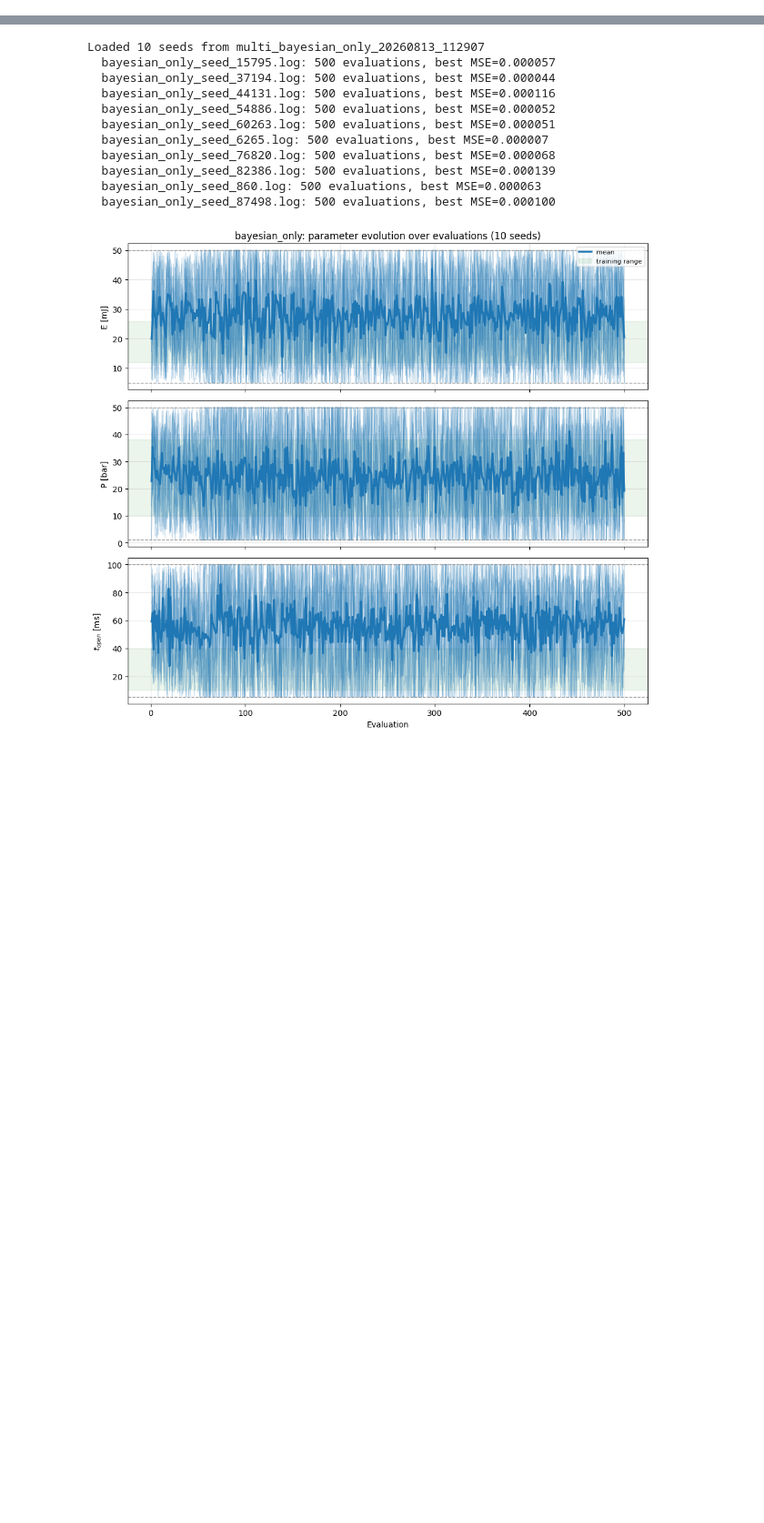
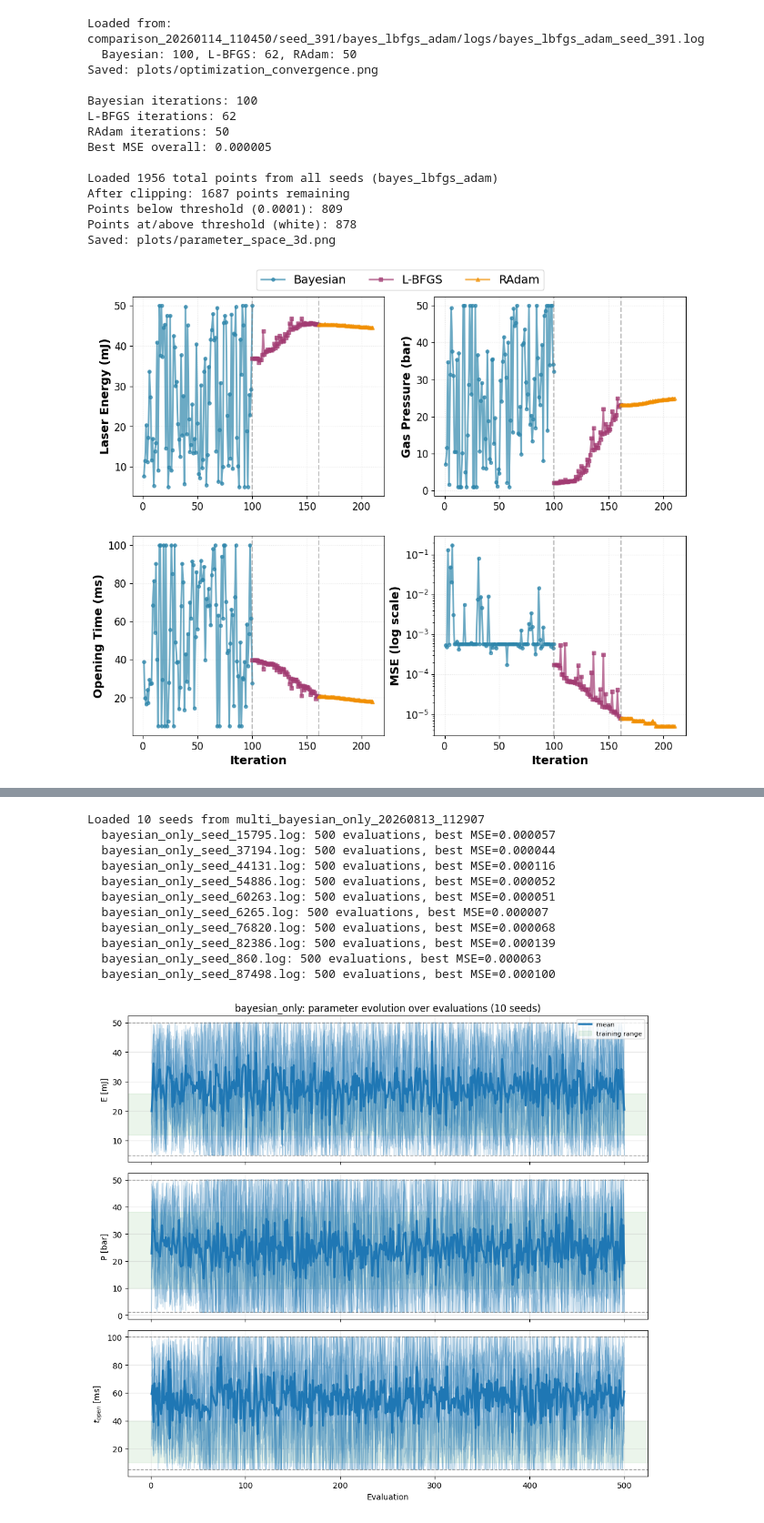
Before and after one commit to Jechmate/LWFA-diffusion-optimization, a Jupyter notebook: plots.ipynb, the cells around one changed output, grey strips where cells are left out. Shown at 91% size. Cells and saved outputs as stored; diff of their text form; code cells hidden in the pictures; blank space fills up the shorter version.

```diff
--- a/plots.ipynb
+++ b/plots.ipynb
@@ -13,7 +13,7 @@ import os
 # that directory too; missing directories are skipped.
 BASE_DIRS = [
     'comparison_20260114_110450',   # original 8 approaches
-    'comparison_LANGEVIN',          # <-- set to your Langevin comparison run
+    'comparison_20260818_083630',          # <-- set to your Langevin comparison run
 ]
 BASE_DIR = BASE_DIRS[0]
 BEST_APPROACH = 'bayes_lbfgs_adam'   # e.g. 'bayes_langevin_lbfgs' to feature SGLD
@@ -255,30 +255,46 @@ ax5.scatter(x_side, all_pressure, all_acq, c='#b0b8c0', s=6, alpha=0.2, marker='
 
 # Main scatter plot
 scatter = ax5.scatter(all_laser, all_pressure, all_acq, c=colors_array, s=sizes, edgecolors='#555555', linewidth=0.3)
 
 ax5.set_xlabel('Laser Energy (mJ)', fontsize=14, fontweight='bold', labelpad=10)
 ax5.set_ylabel('Gas Pressure (bar)', fontsize=14, fontweight='bold', labelpad=10)
 ax5.set_zlabel('Opening Time (ms)', fontsize=14, fontweight='bold', labelpad=5)
 ax5.set_xlim(laser_min, laser_max)
 ax5.set_ylim(pressure_min, pressure_max)
 ax5.set_zlim(acq_min, acq_max)
 
 n_below = np.sum(all_mse < mse_threshold)
 n_above = np.sum(all_mse >= mse_threshold)
 print(f"Points below threshold ({mse_threshold}): {n_below}")
 print(f"Points at/above threshold (white): {n_above}")
 
 ax5.view_init(elev=elev_angle, azim=azim_angle)
 ax5.tick_params(axis='both', which='major', labelsize=14)
 
 # Legend for the stages actually present
 from matplotlib.patches import Patch
 present_phases = [p for p in PHASES if np.any(all_optimizer == p)]
 legend_elements = [Patch(facecolor=PHASE_COLOR[p], label=PHASE_LABEL[p]) for p in present_phases]
 ax5.legend(handles=legend_elements, loc='upper left', fontsize=12, framealpha=0.9)
 
 plt.tight_layout()
 plt.savefig('plots/parameter_space_3d.png', dpi=300, bbox_inches='tight', facecolor='white', edgecolor='none', pad_inches=0.1)
 print("Saved: plots/parameter_space_3d.png")
 
 plt.show()
+# %% [output]
+Loaded from: comparison_20260114_110450/seed_391/bayes_lbfgs_adam/logs/bayes_lbfgs_adam_seed_391.log
+  Bayesian: 100, L-BFGS: 62, RAdam: 50
+Saved: plots/optimization_convergence.png
+
+Bayesian iterations: 100
+L-BFGS iterations: 62
+RAdam iterations: 50
+Best MSE overall: 0.000005
+
+Loaded 1956 total points from all seeds (bayes_lbfgs_adam)
+After clipping: 1687 points remaining
+Points below threshold (0.0001): 809
+Points at/above threshold (white): 878
+Saved: plots/parameter_space_3d.png
+[figure, added]
```
Also changed, not shown: parts of 3 cells of this notebook, 6 other files.
